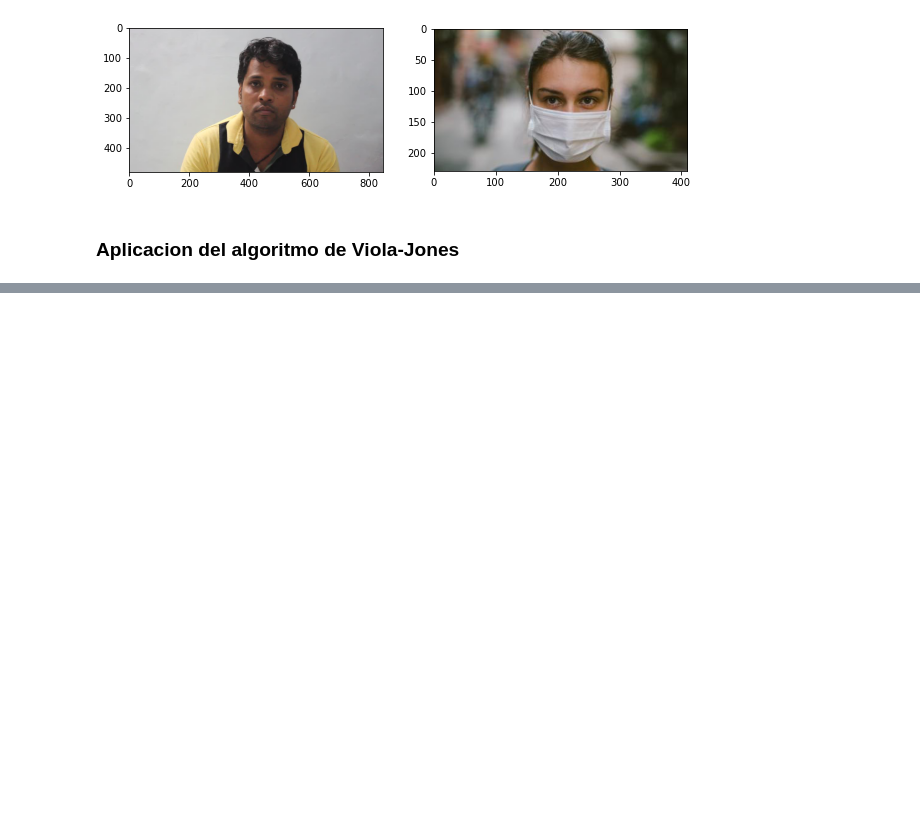
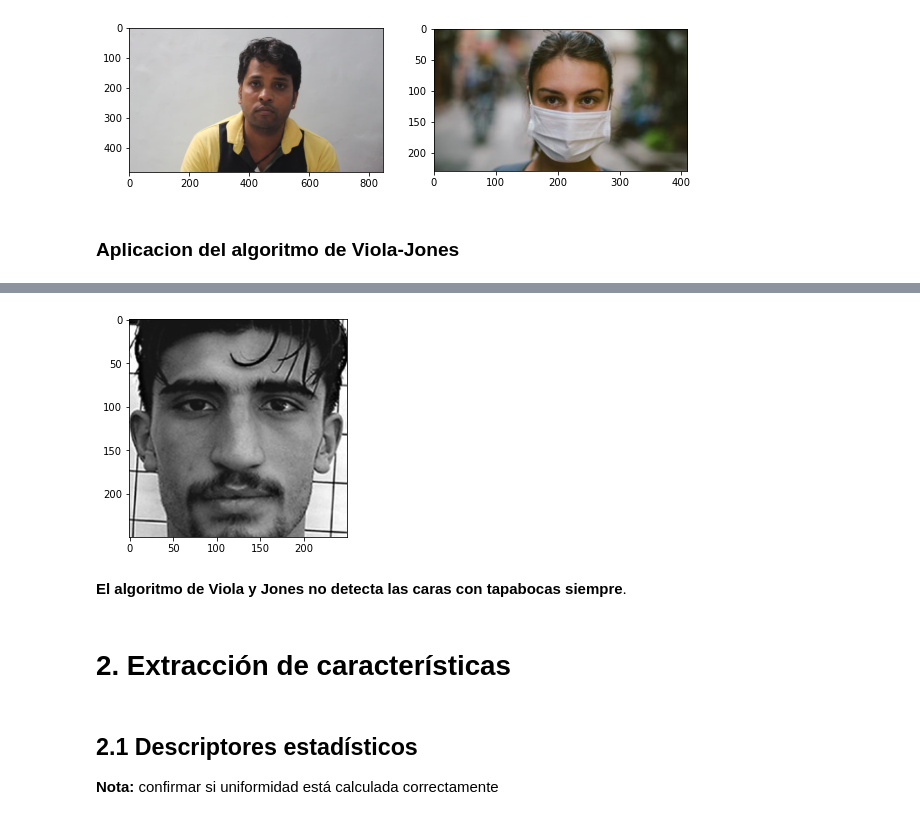
Before and after one commit to juanksRuiz/Vision_por_computador, a Jupyter notebook: Proyectos/Proyecto_3/Proyecto3_JuanCamiloRuiz.ipynb, the cells around one changed output, grey strips where cells are left out. Cells and saved outputs as stored; diff of their text form; code cells hidden in the pictures; blank space fills up the shorter version.

```diff
--- a/Proyectos/Proyecto_3/Proyecto3_JuanCamiloRuiz.ipynb
+++ b/Proyectos/Proyecto_3/Proyecto3_JuanCamiloRuiz.ipynb
@@ -118,0 +190,11 @@ Ya logramos implementar un codigo que detecte caras (con y sin tapabocas). Hay q
+# %%
+plt.imshow(train_faces_no_mask[34], cmap="gray");
+# %% [output]
+[figure, added]
+# %% [markdown]
+**El algoritmo de Viola y Jones no detecta las caras con tapabocas siempre**.
+# %% [markdown]
+# 2. Extracción de características
+# %% [markdown]
+## 2.1 Descriptores estadísticos
+**Nota:** confirmar si uniformidad está calculada correctamente
```
Also changed, not shown: parts of 13 cells of this notebook.
